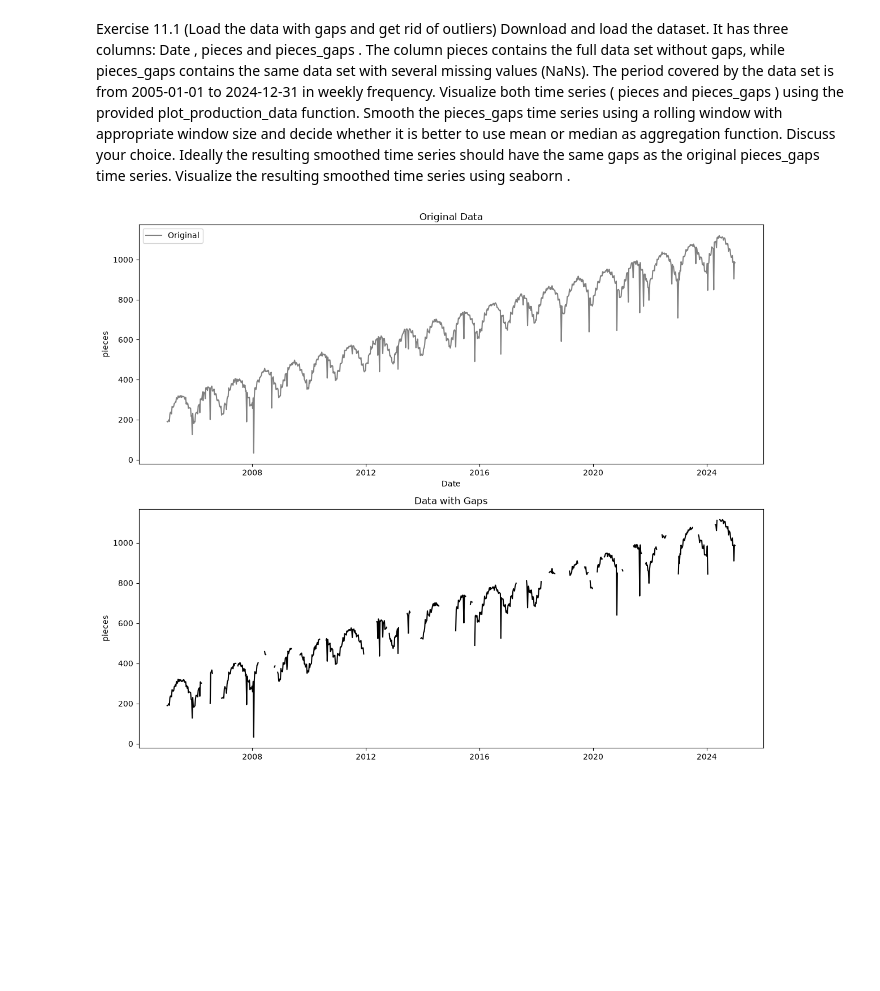
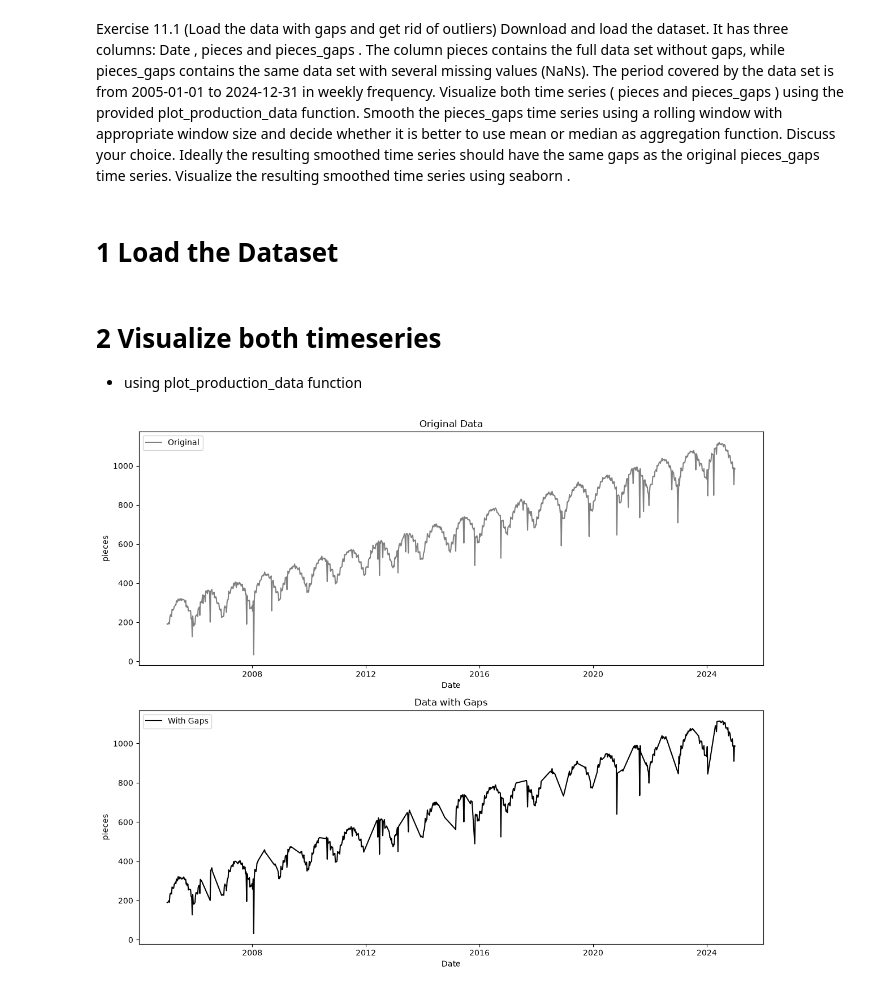
Before and after one commit to Dabro65/Industrial_Datascience, a Jupyter notebook: Tasks/11 Self study - Session 2/Exercise_11.1.ipynb, the cells around one changed output. Drawn from its saved outputs; the diff is of its cells as text; code cells hidden in the pictures; blank space fills up the shorter version.

```diff
--- a/Tasks/11 Self study - Session 2/Exercise_11.1.ipynb
+++ b/Tasks/11 Self study - Session 2/Exercise_11.1.ipynb
@@ -8,6 +8,8 @@ Smooth the pieces_gaps time series using a rolling window with appropriate windo
 is better to use mean or median as aggregation function. Discuss your choice. Ideally the resulting smoothed
 time series should have the same gaps as the original pieces_gaps time series.
 Visualize the resulting smoothed time series using seaborn .
+# %% [markdown]
+# 1 Load the Dataset
 # %%
 import pandas as pd
 import matplotlib.pyplot as plt
@@ -22,55 +23,52 @@ df = pd.read_csv(url, parse_dates=["Date"])
 df = df.set_index("Date")
+# %% [markdown]
+# 2 Visualize both timeseries
+* using plot_production_data function
 # %%
-def plot_production_data(df, orig_data_column, gap_column, imp_column=None):
-
-    # Erstellt zwei Diagramme untereinander.
-    fig, axes = plt.subplots(3 if imp_column else 2, 1, figsize=(12, 10))
-
-    # Zeigt die vollständige Produktionszeitreihe.
-    sns.lineplot(
-        x=df.index,
-        y=df[orig_data_column],
-        ax=axes[0],
-        color="grey",
-        label="Original"
+# Funktion plot_production_data definieren
+def plot_production_data(
+    df,                     # DataFrame mit den Produktionsdaten
+    orig_data_column,       # Name der Spalte mit den Originaldaten ("pieces")
+    gap_column,             # Name der Spalte mit den Daten, die Lücken enthalten ("pieces_gaps")
+    imp_column=None,        # Optionaer Name einer Spalte ("pieces_imputed")
+):
+    fig, axes = plt.subplots(
+        3 if imp_column else 2, 1, figsize=(12, 10)
     )
 
+    # Original data
+    sns.lineplot(
+        x=df.index, y=df[orig_data_column],
+        ax=axes[0], color="grey", label="Original"
+    )
     axes[0].set_title("Original Data")
     axes[0].set_ylabel("pieces")
 
-    # Zeigt die Produktionszeitreihe mit sichtbaren Datenlücken.
-    # Matplotlib unterbricht die Linie automatisch bei NaN-Werten.
-    axes[1].plot(
-        df.index,
-        df[gap_column],
-        color="black",
-        label="With Gaps"
+    # With gaps
+    sns.lineplot(
+        x=df.index, y=df[gap_column],
+        ax=axes[1], color="black", label="With Gaps"
     )
-
     axes[1].set_title("Data with Gaps")
     axes[1].set_ylabel("pieces")
 
-    # Optionale Darstellung der imputierten Werte für spätere Übungen.
+    # Imputed data (if provided)
     if imp_column is not None:
         dff = df[[gap_column, imp_column]].copy()
         dff.loc[~df[gap_column].isna(), imp_column] = None
 
         sns.lineplot(
-            x=dff.index,
-            y=dff[imp_column],
-            ax=axes[2],
-            color="blue",
-            label="Imputed"
+            x=dff.index, y=dff[imp_column],
+            ax=axes[2], color="blue", label="Imputed"
         )
-
         axes[2].set_title("Imputed Data")
         axes[2].set_ylabel("pieces")
 
     plt.tight_layout()
     plt.show()
 
 
-# Stellt die ursprüngliche Zeitreihe und die Zeitreihe mit Lücken dar.
+# Aufruf der Funktion plot_production_data mit den entsprechenden Spaltennamen
 plot_production_data(df, "pieces", "pieces_gaps")
 # %% [output]
-[figure, old version]
+[figure, new version]
```
Also changed, not shown: parts of 8 cells of this notebook, 1 other file.
